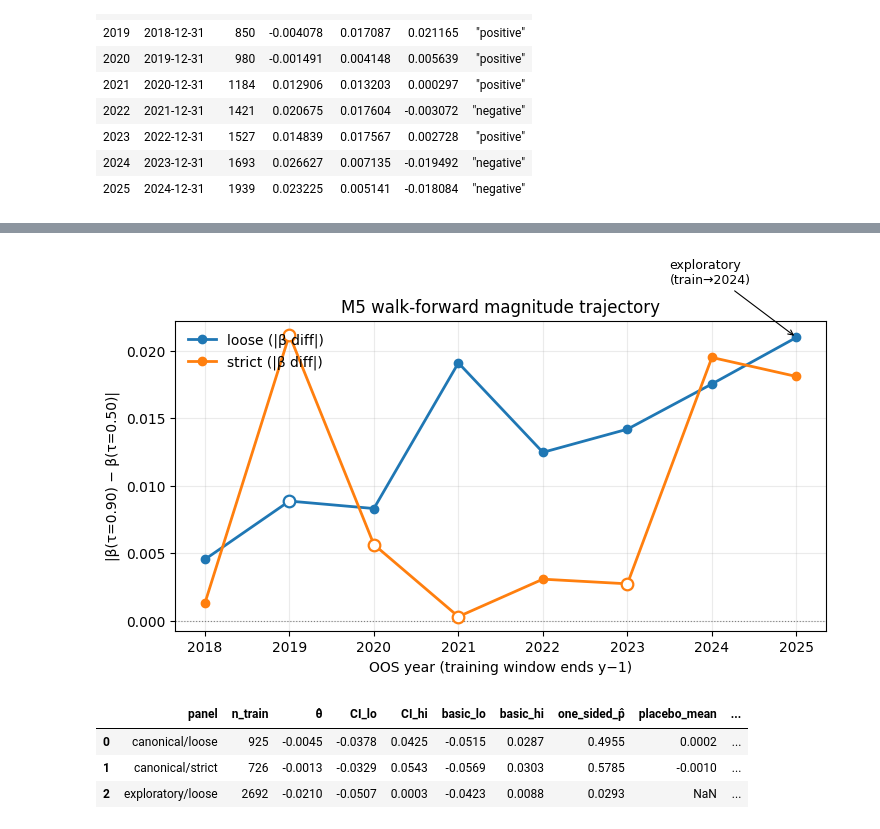
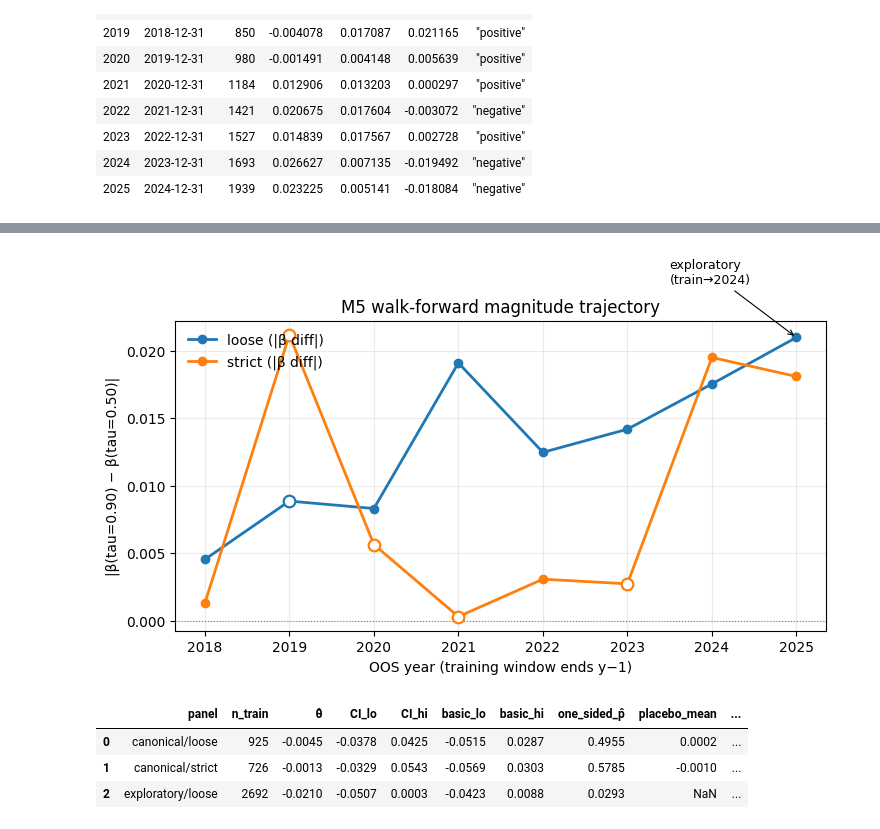
Before and after one commit to evwillow/econ143-project, a Jupyter notebook: writeup.ipynb, the cells around one changed output, grey strips where cells are left out. Drawn from its saved outputs; the diff is of its cells as text; code cells hidden in the pictures.

```diff
--- a/writeup.ipynb
+++ b/writeup.ipynb
@@ -309,35 +332,35 @@ shape: (8, 7)
 # Figure: |β(0.90) − β(0.50)| trajectory across expanding windows, both panels.
 fig, ax = plt.subplots(figsize=(7.5, 4.5))
 for panel, color in (("loose", "C0"), ("strict", "C1")):
     sub = m5.filter(pl.col("panel") == panel).sort("year")
     years = sub["year"].to_numpy()
     diffs = sub["diff"].to_numpy()
     mags  = np.abs(diffs)
     ax.plot(years, mags, marker="o", color=color, linewidth=2,
             label=f"{panel} (|β diff|)")
     # Hollow markers for sign-flip years.
     for x, d, m in zip(years, diffs, mags):
         if d >= 0:
             ax.scatter([x], [m], color="white", edgecolor=color,
                        zorder=5, s=70, linewidths=1.6)
 
 loose_25 = m5.filter((pl.col("panel") == "loose") & (pl.col("year") == 2025))
 if loose_25.height:
     x = int(loose_25["year"][0]); y = abs(float(loose_25["diff"][0]))
     ax.annotate("exploratory\n(train→2024)", xy=(x, y),
                 xytext=(x - 1.5, y + 0.004), fontsize=9,
                 arrowprops=dict(arrowstyle="->", color="black", lw=0.8))
 
 ax.axhline(0, color="grey", linestyle=":", linewidth=0.8)
 ax.set_xlabel("OOS year (training window ends y−1)")
-ax.set_ylabel("|β(τ=0.90) − β(τ=0.50)|")
+ax.set_ylabel("|β(tau=0.90) − β(tau=0.50)|")
 ax.set_title("M5 walk-forward magnitude trajectory")
 ax.set_xticks(sorted(set(int(yy) for yy in m5["year"].to_list())))
 ax.legend(loc="upper left", frameon=False); ax.grid(alpha=0.25)
 plt.tight_layout()
 plt.show()
 # %% [output]
-[figure, old version]
+[figure, new version]
 # %%
 # M6 bootstrap inference: percentile/basic CI, one-sided p̂, placebo summary.
 m6 = pl.read_parquet(DATA / "m6_bootstrap.parquet")
```
Also changed, not shown: parts of 18 cells of this notebook.
